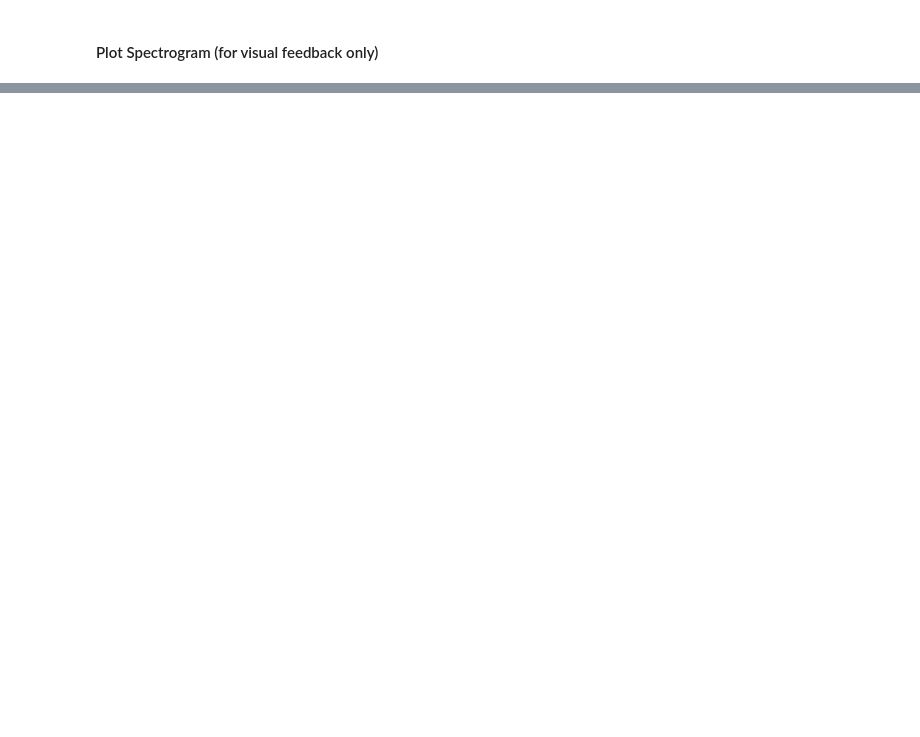
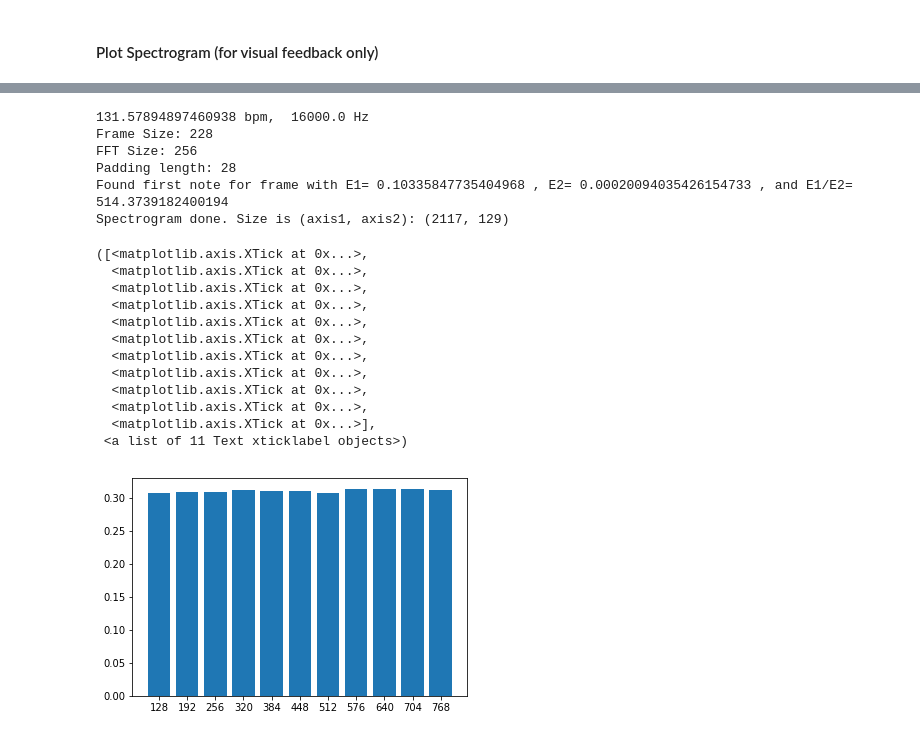
Before and after one commit to ljoglar/time_signature_estimations, a Jupyter notebook: Time_Signature_Estimation.ipynb, the cells around one changed output, grey strips where cells are left out. Drawn from its saved outputs; the diff is of its cells as text; code cells hidden in the pictures; blank space fills up the shorter version.

```diff
--- a/Time_Signature_Estimation.ipynb
+++ b/Time_Signature_Estimation.ipynb
@@ -20,3 +15,14 @@ print(bpm)
+# %%
+def get_audio_and_tempo(path):
+    loader = estd.AudioLoader(filename=path)
+    downmixer = estd.MonoMixer()
+    audioInput = loader()
+    tempAudioInput, fs, num_channels, md5, bit_rate, codec = loader()
+    audioInput = downmixer(tempAudioInput, num_channels)
+    tempo_estimation_algo = estd.PercivalBpmEstimator(maxBPM=250, minBPM=40, sampleRate=int(fs))
+    bpm = tempo_estimation_algo(audioInput)
+    print(bpm, 'bpm, ', fs, 'Hz')
+    return audioInput, bpm, fs
 # %% [markdown]
 #### Compute spectrogram and 2-band energy
 # %%
@@ -143,3 +151,32 @@ for bar in bar_candidates:
+# %%
+
+audioInput, bpm, fs = get_audio_and_tempo(path)
+spectrogram, db_spectrogram, fft_size, hop_size, first_note_flag = compute_spectrogram(path)
+SM = compute_similarity()
+ordered_SM = OrderedDict(sorted(SM.items()))
+plt.bar(range(len(ordered_SM)), list(ordered_SM.values()), align='center')
+xlabels = list(ordered_SM.keys())
+plt.xticks(range(len(ordered_SM)), xlabels)
+# %% [output]
+131.57894897460938 bpm,  16000.0 Hz
+Frame Size: 228
+FFT Size: 256
+Padding length: 28
+Found first note for frame with E1= 0.10335847735404968 , E2= 0.00020094035426154733 , and E1/E2= 514.3739182400194
+Spectrogram done. Size is (axis1, axis2): (2117, 129)
+([<matplotlib.axis.XTick at 0x...>,
+  <matplotlib.axis.XTick at 0x...>,
+  <matplotlib.axis.XTick at 0x...>,
+  <matplotlib.axis.XTick at 0x...>,
+  <matplotlib.axis.XTick at 0x...>,
+  <matplotlib.axis.XTick at 0x...>,
+  <matplotlib.axis.XTick at 0x...>,
+  <matplotlib.axis.XTick at 0x...>,
+  <matplotlib.axis.XTick at 0x...>,
+  <matplotlib.axis.XTick at 0x...>,
+  <matplotlib.axis.XTick at 0x...>],
+ <a list of 11 Text xticklabel objects>)
+[figure, added]
 # %%
 ordered_SM = OrderedDict(sorted(SM.items()))
 plt.bar(range(len(ordered_SM)), list(ordered_SM.values()), align='center')
```
Also changed, not shown: parts of 11 cells of this notebook.
